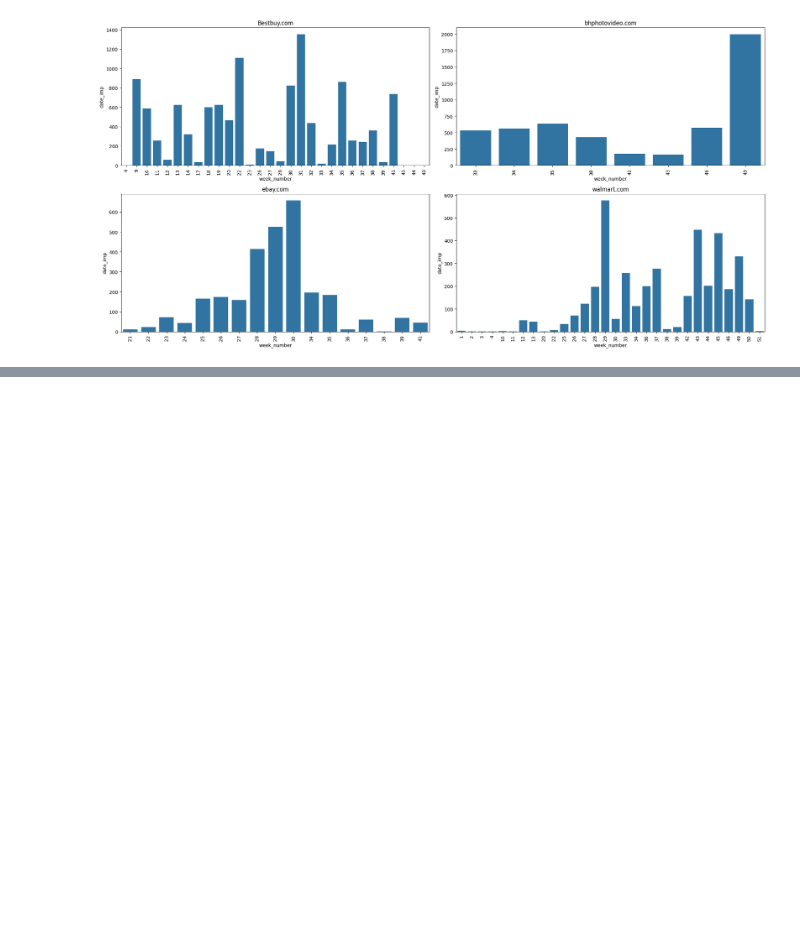
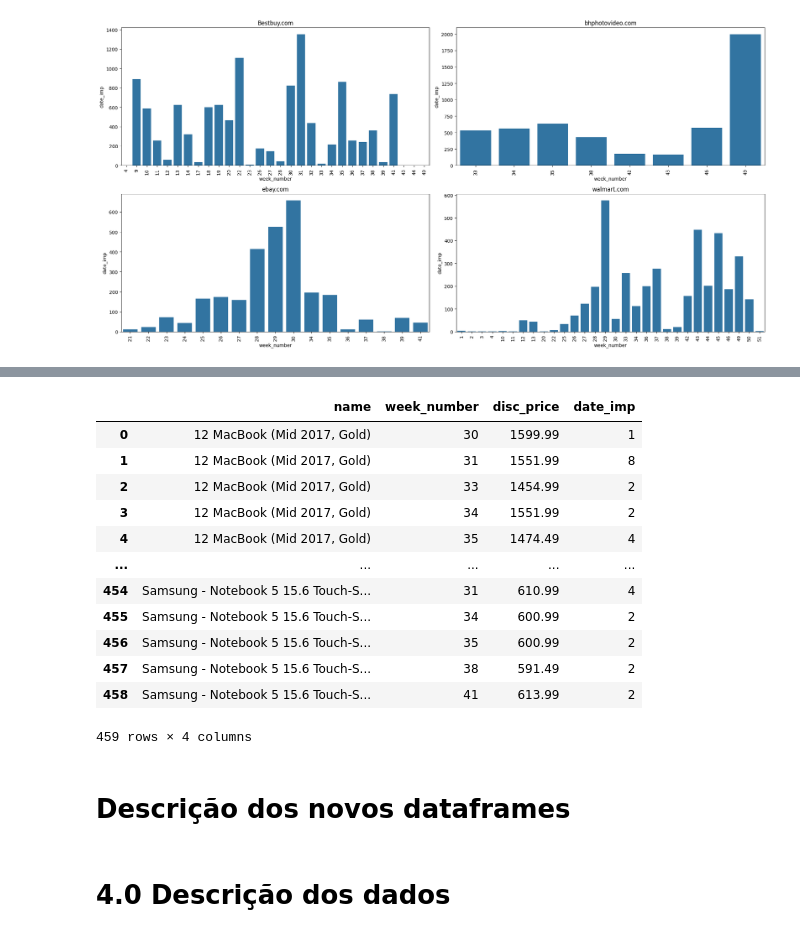
Before and after one commit to douglasaturnino/elasticidade-de-preco, a Jupyter notebook: notebook/elasticidade.ipynb, the cells around one changed output, grey strips where cells are left out. Cells and saved outputs as stored; diff of their text form; code cells hidden in the pictures; blank space fills up the shorter version.

```diff
--- a/notebook/elasticidade.ipynb
+++ b/notebook/elasticidade.ipynb
@@ -89,7 +89,7 @@ Index(['Unnamed: 0', 'Date_imp', 'Date_imp_d', 'Cluster', 'Category_name',
 # %%
 df1 = df1.drop(columns=['Unnamed: 0', 'Date_imp', 'Cluster', 'condition',
                          'Date_imp_d', 'Zscore_1', 'price_std', 'imageURLs',
-                         'shipping', 'weight', 'currency'])
+                         'shipping', 'weight', 'currency','sourceURLs'])
 # %%
 cols_new = list(map(snakecase, df1.columns))
 df1.columns = cols_new
@@ -563,0 +592,21 @@ plt.tight_layout()
+# %%
+dataset = (
+    df_laptop.groupby(["name", "week_number"])
+    .agg({"disc_price": "mean", "date_imp": "count"})
+    .reset_index()
+)
+dataset
+# %% [output]
+|  | name | week_number | disc_price | date_imp |
+| 0 | 12 MacBook (Mid 2017, Gold) | 30 | 1599.99 | 1 |
+| 1 | 12 MacBook (Mid 2017, Gold) | 31 | 1551.99 | 8 |
+| 2 | 12 MacBook (Mid 2017, Gold) | 33 | 1454.99 | 2 |
+| 3 | 12 MacBook (Mid 2017, Gold) | 34 | 1551.99 | 2 |
+| 4 | 12 MacBook (Mid 2017, Gold) | 35 | 1474.49 | 4 |
+| ... | ... | ... | ... | ... |
+| 454 | Samsung - Notebook 5 15.6 Touch-S... | 31 | 610.99 | 4 |
+| 455 | Samsung - Notebook 5 15.6 Touch-S... | 34 | 600.99 | 2 |
+| 456 | Samsung - Notebook 5 15.6 Touch-S... | 35 | 600.99 | 2 |
+| 457 | Samsung - Notebook 5 15.6 Touch-S... | 38 | 591.49 | 2 |
+| 458 | Samsung - Notebook 5 15.6 Touch-S... | 41 | 613.99 | 2 |
+459 rows × 4 columns
@@ -563,0 +620,4 @@ plt.tight_layout()
+# %% [markdown]
+# Descrição dos novos dataframes
+# %% [markdown]
+# 4.0 Descrição dos dados
```
Also changed, not shown: parts of 22 cells of this notebook.
